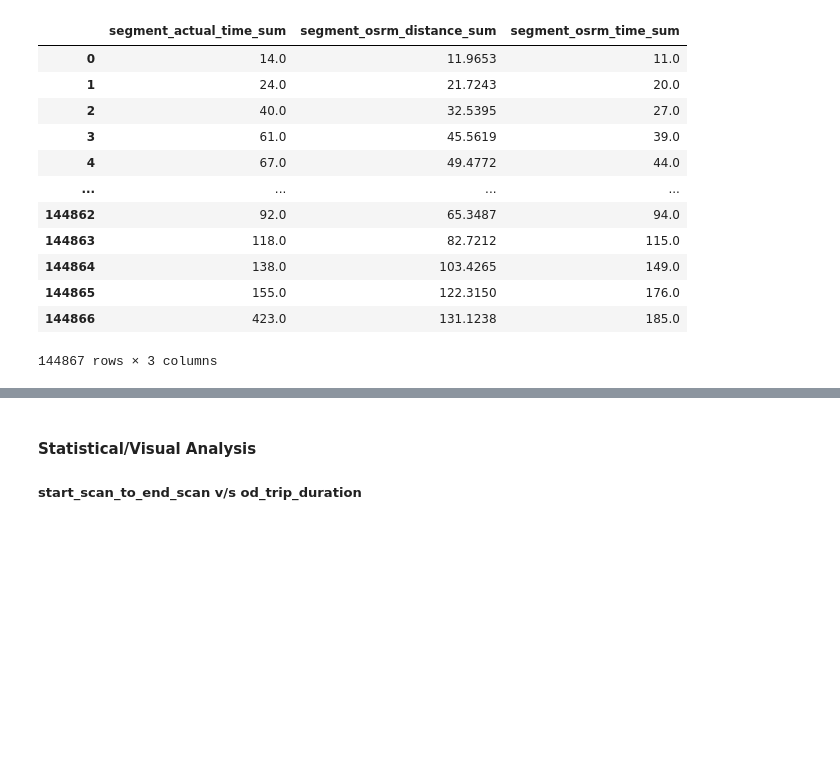
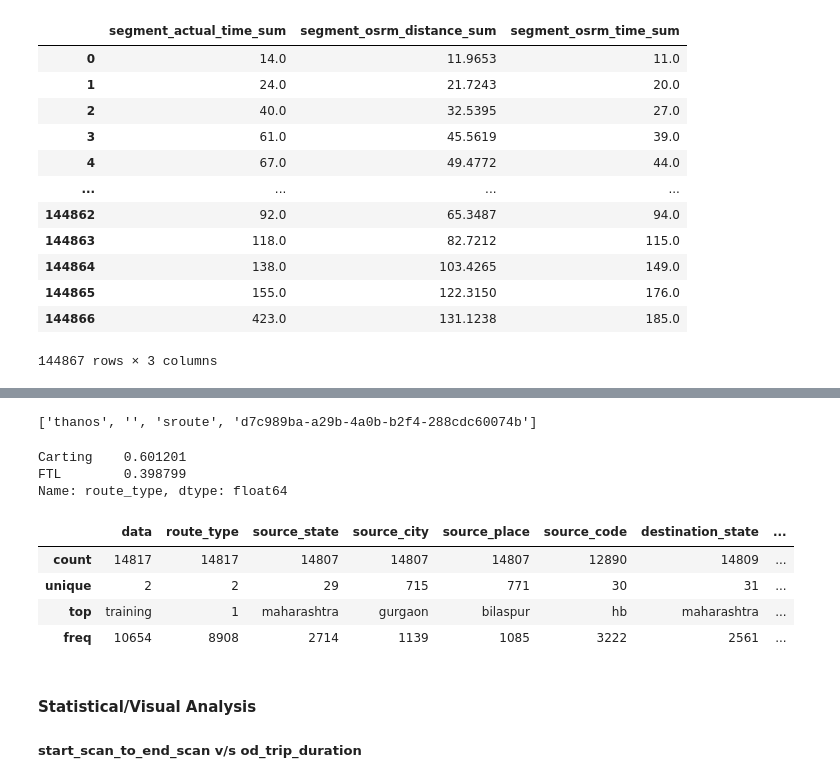
Before and after one commit to trehansalil/delhivery_analysis, a Jupyter notebook: analysis.ipynb, the cells around one changed output, grey strips where cells are left out. Saved outputs shown, nothing was run; the diff lists cells and outputs as text; code cells hidden in the pictures; blank space fills up the shorter version.

```diff
--- a/analysis.ipynb
+++ b/analysis.ipynb
@@ -474,3 +578,27 @@ trip.loc[trip.destination_name.map(state_extractor).apply(lambda x: x is None),
+# %%
+trip.route_schedule_uuid.str.split(":")[0]
+# %% [output]
+['thanos', '', 'sroute', 'd7c989ba-a29b-4a0b-b2f4-288cdc60074b']
+# %%
+# Removing all those variables from which we have extracted maximum relevant information.
+trip.drop(columns=['route_schedule_uuid', 'trip_uuid', 'source_center', 'source_name'
+, 'destination_center', 'destination_name'], inplace=True)
+# %%
+trip.route_type.value_counts(1)
+# %% [output]
+Carting    0.601201
+FTL        0.398799
+Name: route_type, dtype: float64
+# %%
+trip.route_type = trip.route_type.map({'Carting':1, 'FTL': 0}).astype('category')
+# %%
+trip.describe(include=['object', 'category'])
+# %% [output]
+|  | data | route_type | source_state | source_city | source_place | source_code | destination_state | ... |
+| count | 14817 | 14817 | 14807 | 14807 | 14807 | 12890 | 14809 | ... |
+| unique | 2 | 2 | 29 | 715 | 771 | 30 | 31 | ... |
+| top | training | 1 | maharashtra | gurgaon | bilaspur | hb | maharashtra | ... |
+| freq | 10654 | 8908 | 2714 | 1139 | 1085 | 3222 | 2561 | ... |
 # %% [markdown]
 #### Statistical/Visual Analysis
 
```
Also changed, not shown: parts of 30 cells of this notebook.
